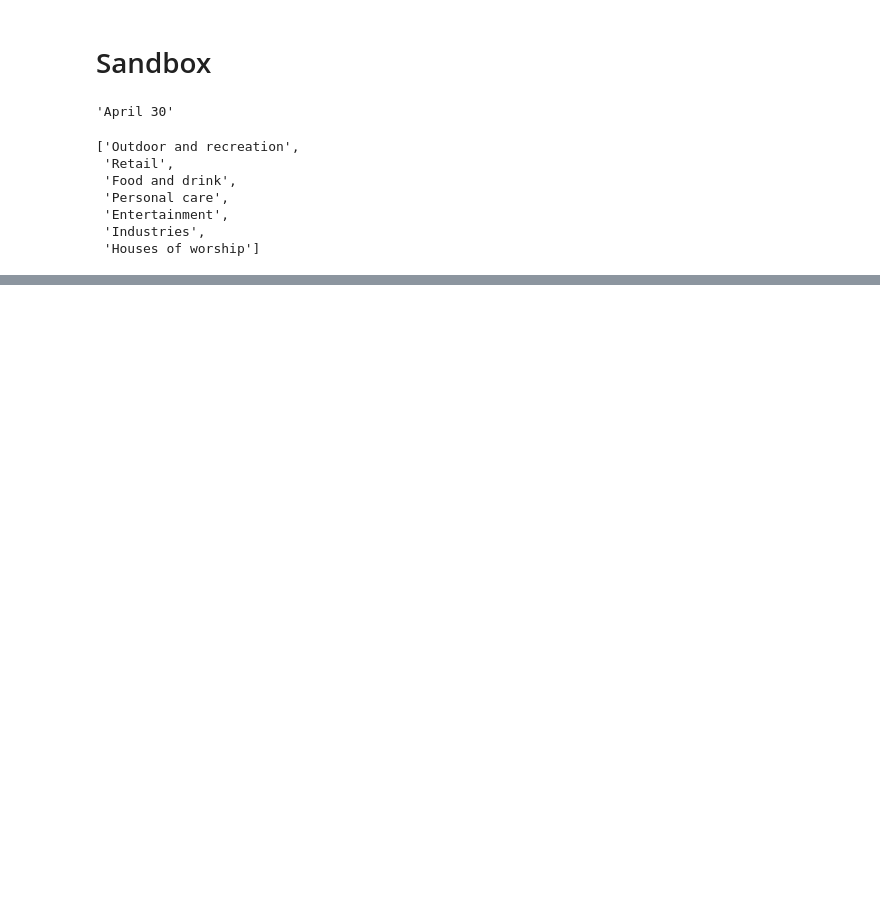
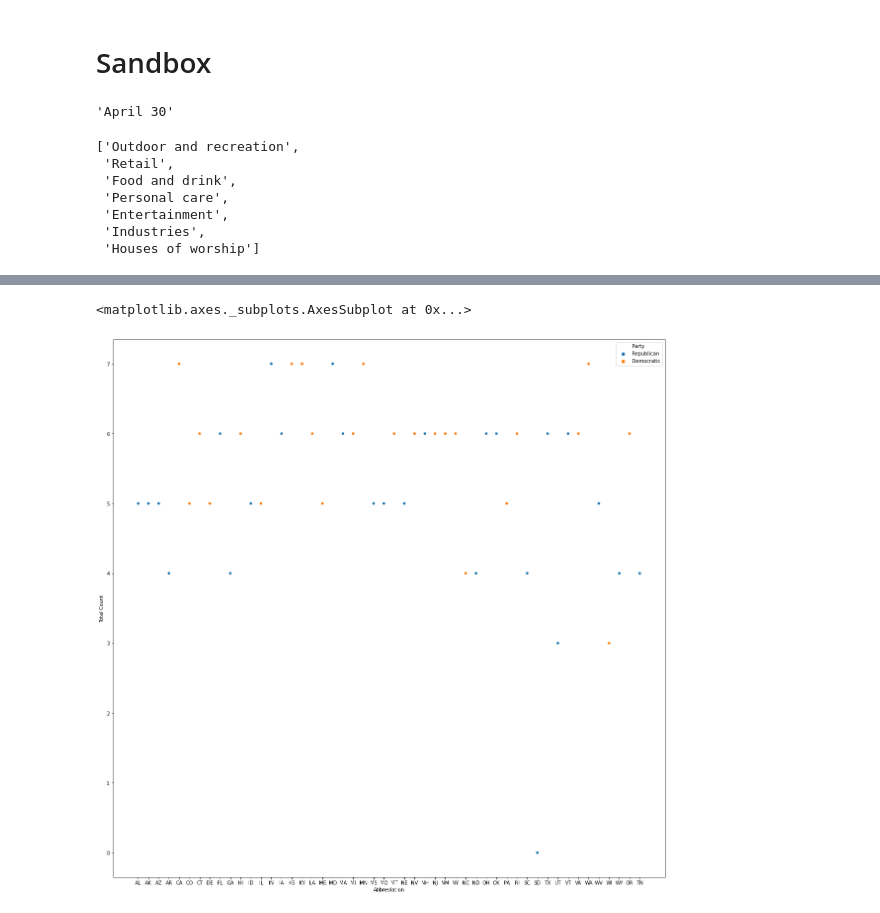
Before and after one commit to oliverli99/NYT-Web-Scraper-, a Jupyter notebook: New York Times Web Scraper.ipynb, the cells around one changed output, grey strips where cells are left out. Drawn from its saved outputs; the diff is of its cells as text; code cells hidden in the pictures; blank space fills up the shorter version.

Commit message:
added pol party + scatterplot

```diff
--- a/New York Times Web Scraper.ipynb
+++ b/New York Times Web Scraper.ipynb
@@ -180,3 +179,19 @@ templist
  'Entertainment',
  'Industries',
  'Houses of worship']
+# %%
+pdata = pd.read_csv("politicalparty.csv", header = None)
+# Preview the first 5 lines of the loaded data
+for i in range(len(pdata.index)):
+    pdata.iat[i,0] = pdata.iat[i,0].replace("Governor of", "").strip()
+
+left = pd.DataFrame()
+left = pd.merge(left=df, right=pdata, how='left', left_on='State', right_on=0)
+left = left.drop(columns = ["0_y", "1_y","3_y", "3_x", "0_x", "2_y"])
+abbrevdata = pd.read_csv("abbrev.csv", header = None)
+left = pd.merge(left=left, right=abbrevdata, how='left', left_on='State', right_on=0)
+left = left.drop(columns = [0,1])
+left = left.rename(columns={'1_x': 'Governor', '2_x': 'Party', 2: "Abbreviation"})
+
+df = left
+df
@@ -182,0 +216,11 @@ templist
+# %%
+import seaborn as sns
+import matplotlib
+from matplotlib import pyplot as plt
+%matplotlib inline
+a4_dims = (20,20)
+fig, ax = plt.subplots(figsize=a4_dims)
+sns.scatterplot(ax = ax, x="Abbreviation", y="Total Count", hue = "Party", data=df)
+# %% [output]
+<matplotlib.axes._subplots.AxesSubplot at 0x...>
+[figure, added]
```
Also changed, not shown: parts of 2 cells of this notebook, 3 other files.
